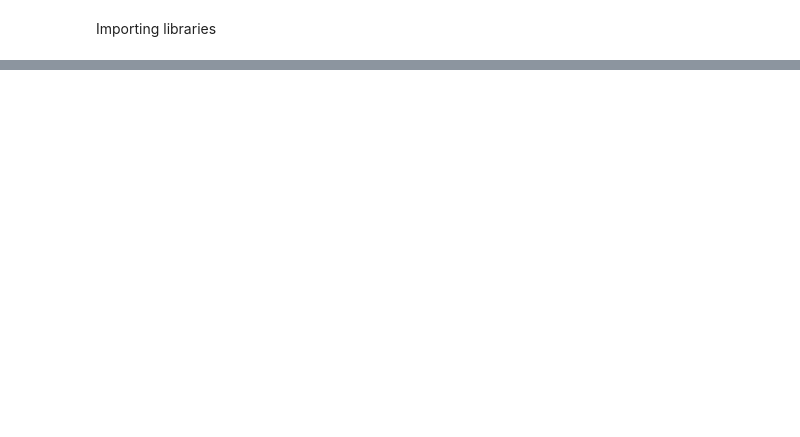
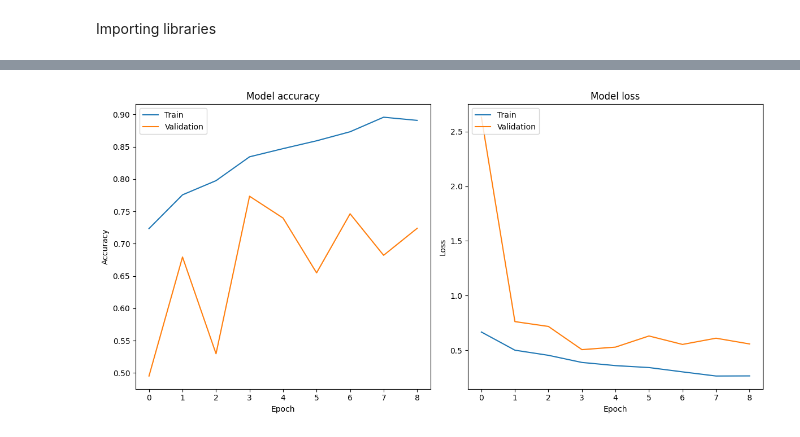
Before and after one commit to kulsum-17/git-practice, a Jupyter notebook: Face_mask_Detection.ipynb, the cells around one changed output, grey strips where cells are left out. Drawn from its saved outputs; the diff is of its cells as text; code cells hidden in the pictures; blank space fills up the shorter version.

```diff
--- a/Face_mask_Detection.ipynb
+++ b/Face_mask_Detection.ipynb
@@ -14,0 +108,5 @@ from tensorflow.keras.layers import Conv2D,MaxPooling2D,GlobalAveragePooling2D,D
+# %%
+
+train_ds = train_ds.map(lambda x, y: (data_preprocess(x), y))
+val_ds = val_ds.map(lambda x, y: (data_preprocess(x), y))
+test_ds = test_ds.map(lambda x, y: (data_preprocess(x), y))
@@ -14,0 +202,15 @@ from tensorflow.keras.layers import Conv2D,MaxPooling2D,GlobalAveragePooling2D,D
+# %%
+from tensorflow.keras.callbacks import EarlyStopping
+early_stopping = EarlyStopping(monitor = 'val_loss',patience=5,restore_best_weights=True)
+# %%
+model.compile(
+                    optimizer = tf.keras.optimizers.Adam(learning_rate=0.005),
+                    loss = 'binary_crossentropy',
+
+                    metrics = ['accuracy']
+                   )
+# %%
+history = model.fit(train_ds, epochs=20, validation_data=val_ds,
+                          callbacks = early_stopping,
+                          batch_size = 64,
+                          verbose=1)
@@ -14,0 +236,23 @@ from tensorflow.keras.layers import Conv2D,MaxPooling2D,GlobalAveragePooling2D,D
+# %%
+plt.figure(figsize=(12, 6))
+
+plt.subplot(1, 2, 1)
+plt.plot(history.history['accuracy'])
+plt.plot(history.history['val_accuracy'])
+plt.title('Model accuracy')
+plt.ylabel('Accuracy')
+plt.xlabel('Epoch')
+plt.legend(['Train', 'Validation'], loc='upper left')
+
+plt.subplot(1, 2, 2)
+plt.plot(history.history['loss'])
+plt.plot(history.history['val_loss'])
+plt.title('Model loss')
+plt.ylabel('Loss')
+plt.xlabel('Epoch')
+plt.legend(['Train', 'Validation'], loc='upper left')
+
+plt.tight_layout()
+plt.show()
+# %% [output]
+[figure, added]
```
Also changed, not shown: parts of 19 cells of this notebook.
